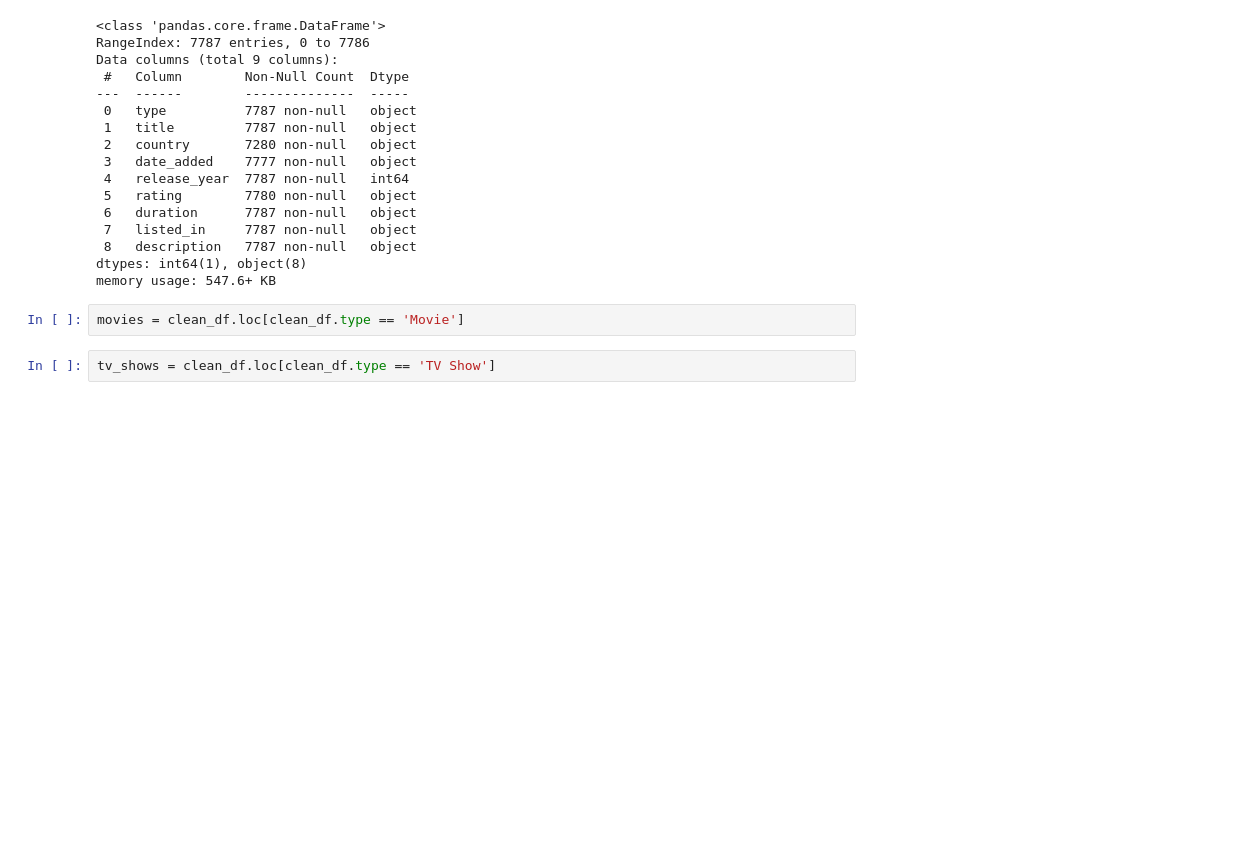
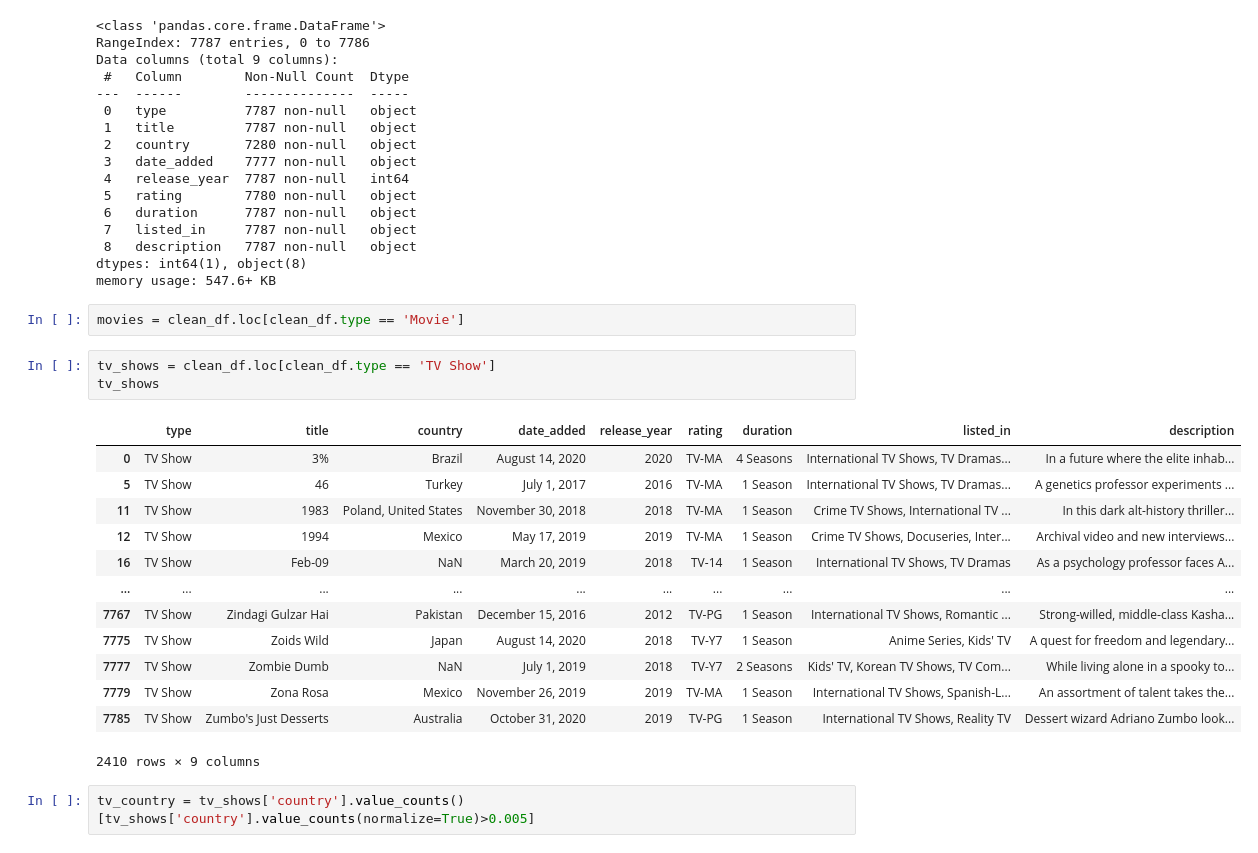
Before and after one commit to avgcam/netflix-eda, a Jupyter notebook: netflix_eda.ipynb, the cells around one changed output. Cells and saved outputs as stored; diff of their text form; blank space fills up the shorter version.

```diff
--- a/netflix_eda.ipynb
+++ b/netflix_eda.ipynb
@@ -81,3 +81,20 @@ memory usage: 547.6+ KB
 movies = clean_df.loc[clean_df.type == 'Movie']
 # %%
 tv_shows = clean_df.loc[clean_df.type == 'TV Show']
+tv_shows
+# %% [output]
+|  | type | title | country | date_added | release_year | rating | duration | listed_in | description |
+| 0 | TV Show | 3% | Brazil | August 14, 2020 | 2020 | TV-MA | 4 Seasons | International TV Shows, TV Dramas... | In a future where the elite inhab... |
+| 5 | TV Show | 46 | Turkey | July 1, 2017 | 2016 | TV-MA | 1 Season | International TV Shows, TV Dramas... | A genetics professor experiments ... |
+| 11 | TV Show | 1983 | Poland, United States | November 30, 2018 | 2018 | TV-MA | 1 Season | Crime TV Shows, International TV ... | In this dark alt-history thriller... |
+| 12 | TV Show | 1994 | Mexico | May 17, 2019 | 2019 | TV-MA | 1 Season | Crime TV Shows, Docuseries, Inter... | Archival video and new interviews... |
+| 16 | TV Show | Feb-09 | NaN | March 20, 2019 | 2018 | TV-14 | 1 Season | International TV Shows, TV Dramas | As a psychology professor faces A... |
+| ... | ... | ... | ... | ... | ... | ... | ... | ... | ... |
+| 7767 | TV Show | Zindagi Gulzar Hai | Pakistan | December 15, 2016 | 2012 | TV-PG | 1 Season | International TV Shows, Romantic ... | Strong-willed, middle-class Kasha... |
+| 7775 | TV Show | Zoids Wild | Japan | August 14, 2020 | 2018 | TV-Y7 | 1 Season | Anime Series, Kids' TV | A quest for freedom and legendary... |
+| 7777 | TV Show | Zombie Dumb | NaN | July 1, 2019 | 2018 | TV-Y7 | 2 Seasons | Kids' TV, Korean TV Shows, TV Com... | While living alone in a spooky to... |
+| 7779 | TV Show | Zona Rosa | Mexico | November 26, 2019 | 2019 | TV-MA | 1 Season | International TV Shows, Spanish-L... | An assortment of talent takes the... |
+| 7785 | TV Show | Zumbo's Just Desserts | Australia | October 31, 2020 | 2019 | TV-PG | 1 Season | International TV Shows, Reality TV | Dessert wizard Adriano Zumbo look... |
+2410 rows × 9 columns
+# %%
+tv_country = tv_shows['country'].value_counts()[tv_shows['country'].value_counts(normalize=True)>0.005]
```
Also changed, not shown: parts of 3 cells of this notebook.
